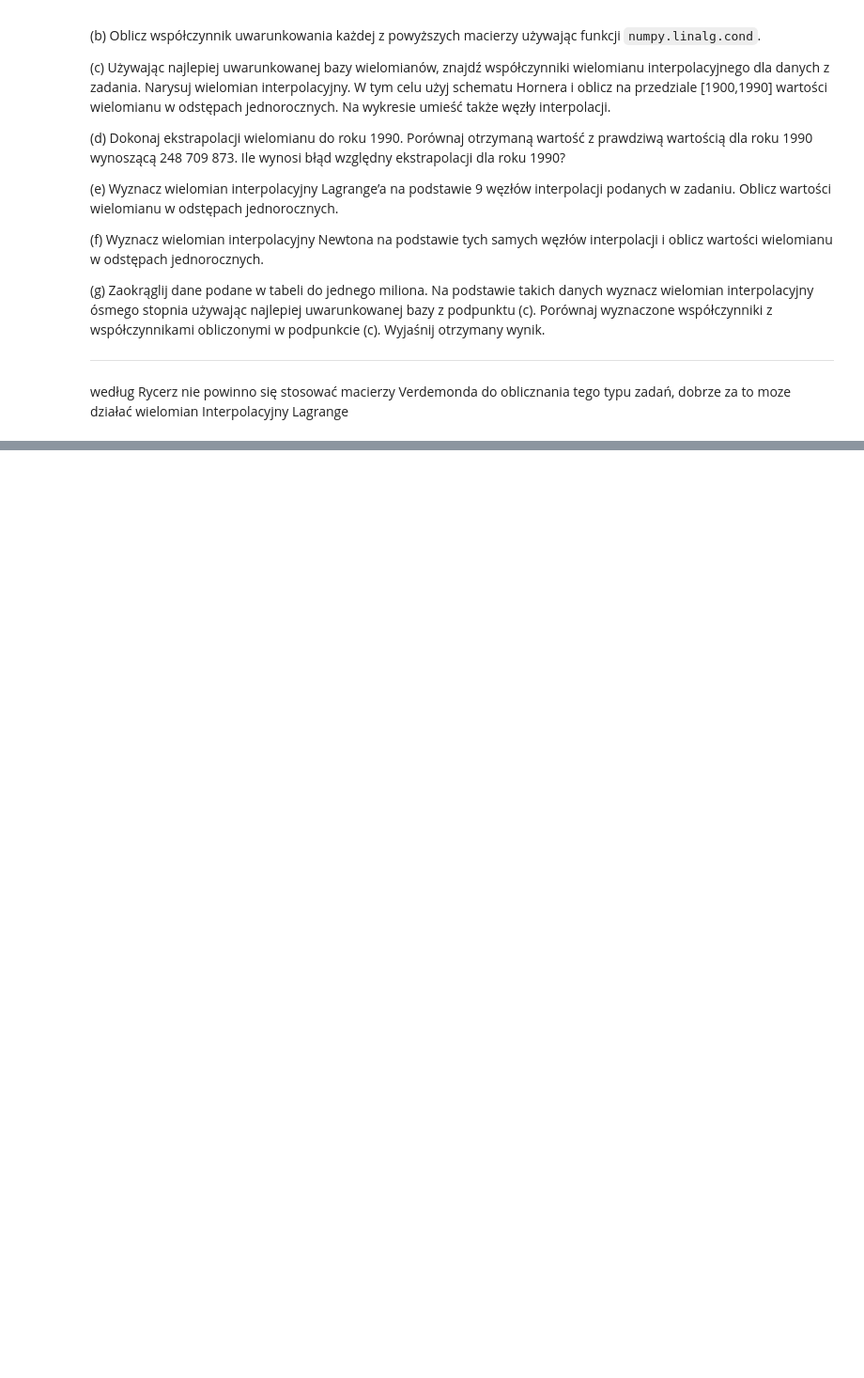
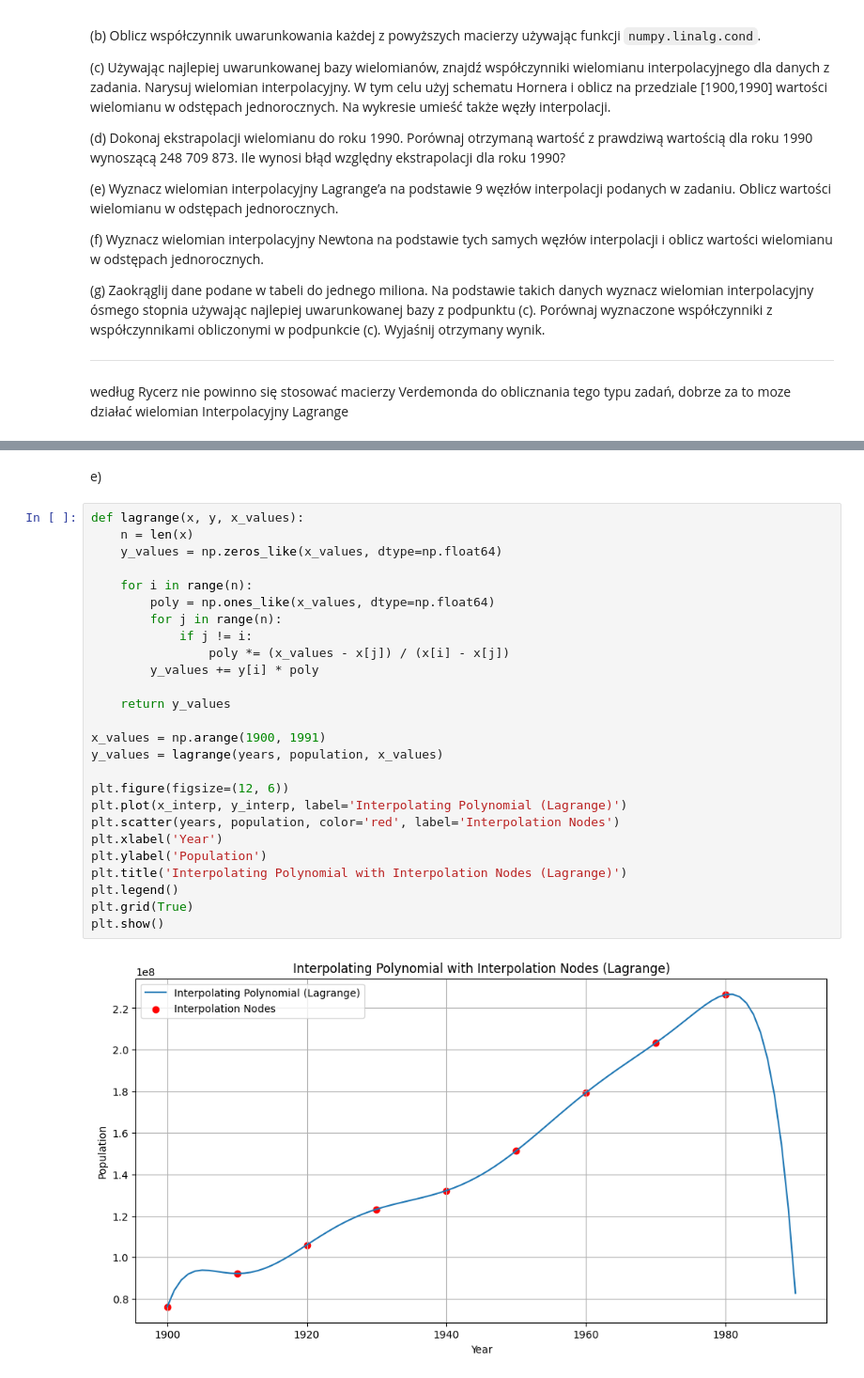
Before and after one commit to biganton/MOWNIT, a Jupyter notebook: lab3/lab3.ipynb, the cells around one changed output, grey strips where cells are left out. Shown: that part at 94% size. Saved outputs shown, nothing was run; the diff lists cells and outputs as text; blank space fills up the shorter version.

```diff
--- a/lab3/lab3.ipynb
+++ b/lab3/lab3.ipynb
@@ -96,0 +132,30 @@ plt.show()
+# %% [markdown]
+e)
+# %%
+def lagrange(x, y, x_values):
+    n = len(x)
+    y_values = np.zeros_like(x_values, dtype=np.float64)
+
+    for i in range(n):
+        poly = np.ones_like(x_values, dtype=np.float64)
+        for j in range(n):
+            if j != i:
+                poly *= (x_values - x[j]) / (x[i] - x[j])
+        y_values += y[i] * poly
+
+    return y_values
+
+x_values = np.arange(1900, 1991)
+y_values = lagrange(years, population, x_values)
+
+plt.figure(figsize=(12, 6))
+plt.plot(x_interp, y_interp, label='Interpolating Polynomial (Lagrange)')
+plt.scatter(years, population, color='red', label='Interpolation Nodes')
+plt.xlabel('Year')
+plt.ylabel('Population')
+plt.title('Interpolating Polynomial with Interpolation Nodes (Lagrange)')
+plt.legend()
+plt.grid(True)
+plt.show()
+# %% [output]
+[figure, added]
```
Also changed, not shown: parts of 10 cells of this notebook.
